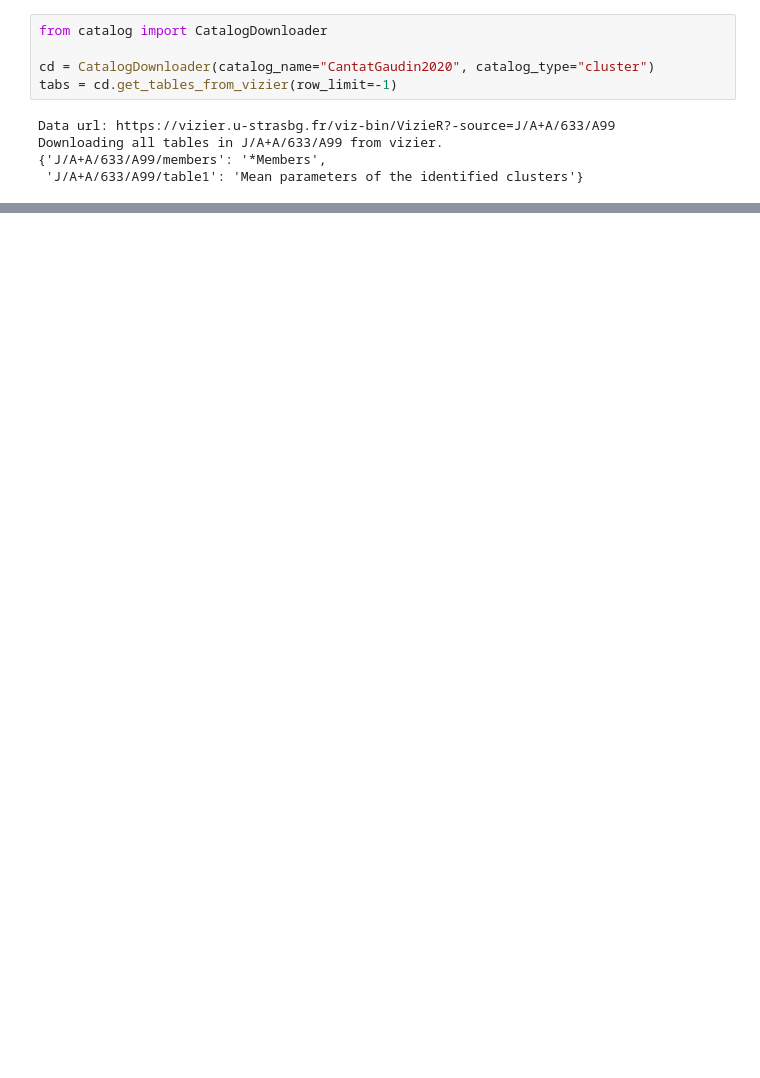
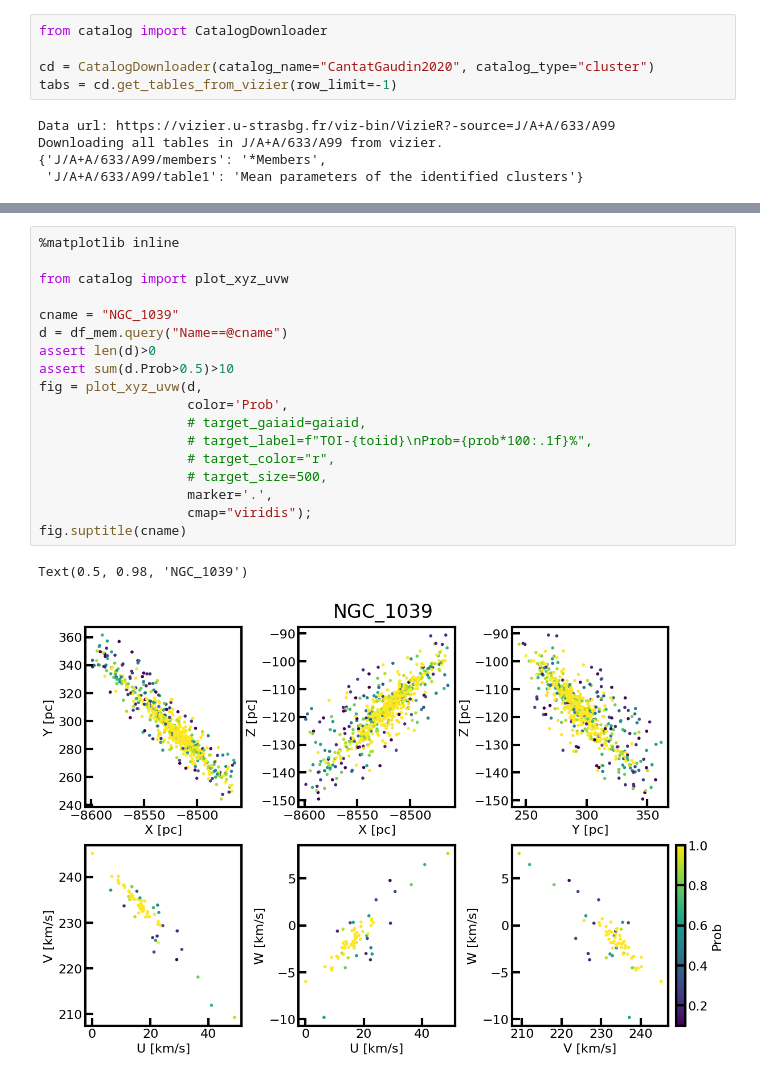
Before and after one commit to jpdeleon/wakai, a Jupyter notebook: notebooks/cluster_catalog.ipynb, the cells around one changed output, grey strips where cells are left out. Drawn from its saved outputs; the diff is of its cells as text; blank space fills up the shorter version.

```diff
--- a/notebooks/cluster_catalog.ipynb
+++ b/notebooks/cluster_catalog.ipynb
@@ -277,0 +213,21 @@ ax, hdu = plot_finder_image(obj_coord, fov_radius=fov_rad, survey='DSS2 Red', re
+# %%
+%matplotlib inline
+
+from catalog import plot_xyz_uvw
+
+cname = "NGC_1039"
+d = df_mem.query("Name==@cname")
+assert len(d)>0
+assert sum(d.Prob>0.5)>10
+fig = plot_xyz_uvw(d,
+                   color='Prob',
+                   # target_gaiaid=gaiaid,
+                   # target_label=f"TOI-{toiid}\nProb={prob*100:.1f}%",
+                   # target_color="r",
+                   # target_size=500,
+                   marker='.',
+                   cmap="viridis");
+fig.suptitle(cname)
+# %% [output]
+Text(0.5, 0.98, 'NGC_1039')
+[figure, added]
```
Also changed, not shown: parts of 30 cells of this notebook, 21 other files.
